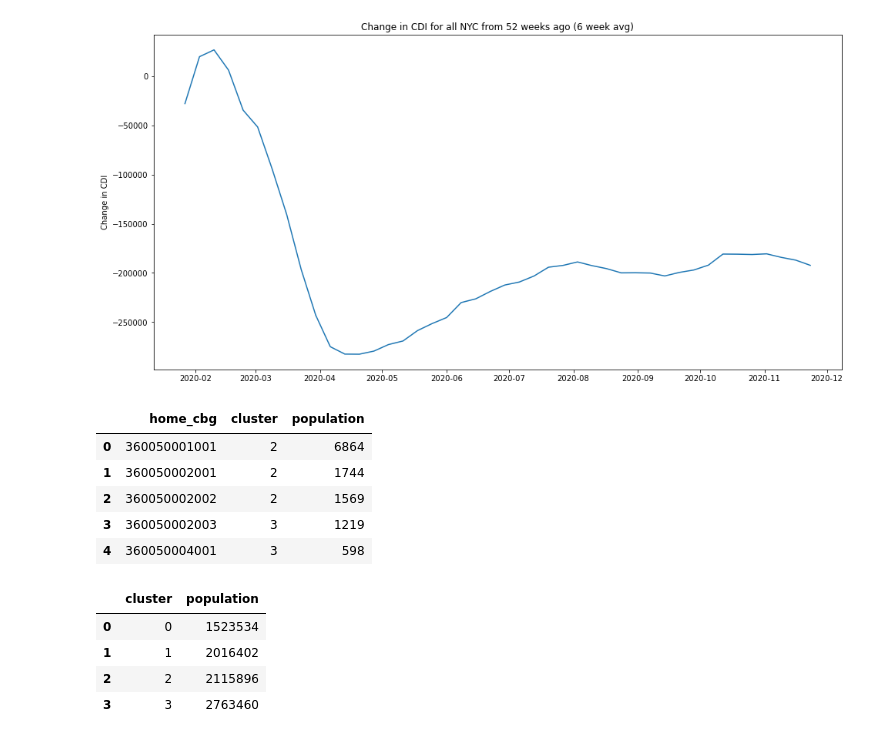
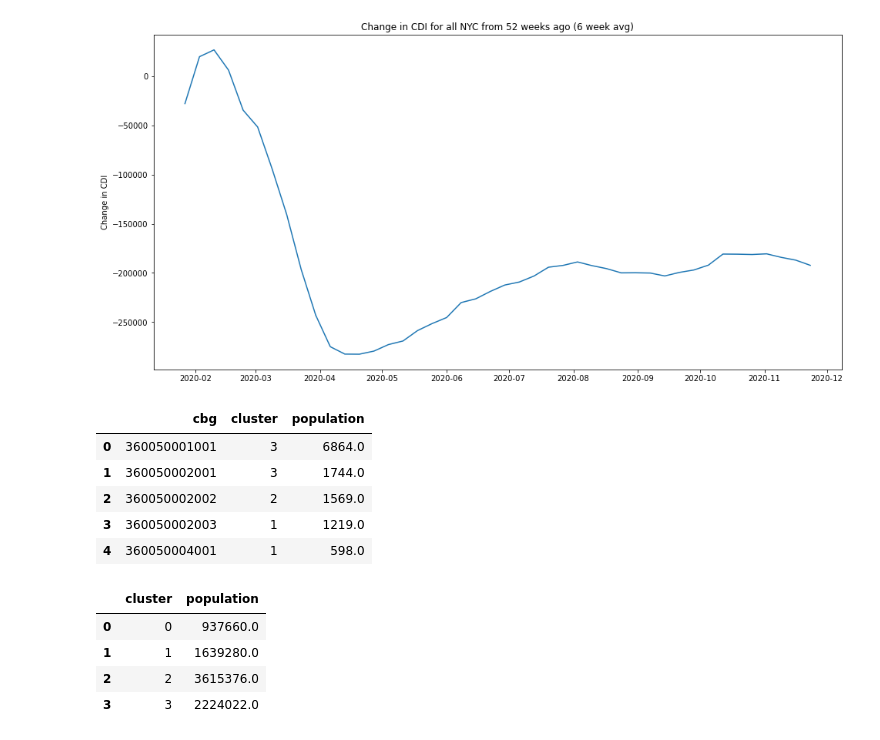
Before and after one commit to cpcarey/nyu-cusp-food-access, a Jupyter notebook: notebooks/plot_cdi.ipynb, the cells around one changed output. Cells and saved outputs as stored; diff of their text form; code cells hidden in the pictures.

```diff
--- a/notebooks/plot_cdi.ipynb
+++ b/notebooks/plot_cdi.ipynb
@@ -137,21 +138,22 @@ plt.show()
 # %% [output]
 [figure]
 # %%
-cbg_df = pd.read_csv('./data/cbg_attr_and_cluster_1021.csv')
-cbg_df = cbg_df.rename(columns={
-    'census_block_group': 'home_cbg',
-    'Cluster': 'cluster',
-    'Total Population': 'population',
-})
-cbg_df = cbg_df[['home_cbg', 'cluster', 'population']]
+#cbg_df = pd.read_csv('./data/cbg_attr_and_cluster_1021.csv')
+cbg_df = pd.read_csv('./exports/proximity_clusters.csv')
+#cbg_df = cbg_df.rename(columns={
+#    'census_block_group': 'cbg',
+#    'Cluster': 'cluster',
+#    'Total Population': 'population',
+#})
+cbg_df = cbg_df[['cbg', 'cluster', 'population']]
 cbg_df.head()
 # %% [output]
-|  | home_cbg | cluster | population |
-| 0 | 360050001001 | 2 | 6864 |
-| 1 | 360050002001 | 2 | 1744 |
-| 2 | 360050002002 | 2 | 1569 |
-| 3 | 360050002003 | 3 | 1219 |
-| 4 | 360050004001 | 3 | 598 |
+|  | cbg | cluster | population |
+| 0 | 360050001001 | 3 | 6864.0 |
+| 1 | 360050002001 | 3 | 1744.0 |
+| 2 | 360050002002 | 2 | 1569.0 |
+| 3 | 360050002003 | 1 | 1219.0 |
+| 4 | 360050004001 | 1 | 598.0 |
 # %%
 cluster_df = cbg_df.groupby(by=['cluster']).agg({
     'population': 'sum'
@@ -159,8 +161,8 @@ cluster_df = cbg_df.groupby(by=['cluster']).agg({
 cluster_df
 # %% [output]
 |  | cluster | population |
-| 0 | 0 | 1523534 |
-| 1 | 1 | 2016402 |
-| 2 | 2 | 2115896 |
-| 3 | 3 | 2763460 |
+| 0 | 0 | 937660.0 |
+| 1 | 1 | 1639280.0 |
+| 2 | 2 | 3615376.0 |
+| 3 | 3 | 2224022.0 |
 # %%
```
Also changed, not shown: parts of 10 cells of this notebook, 12 other files.
